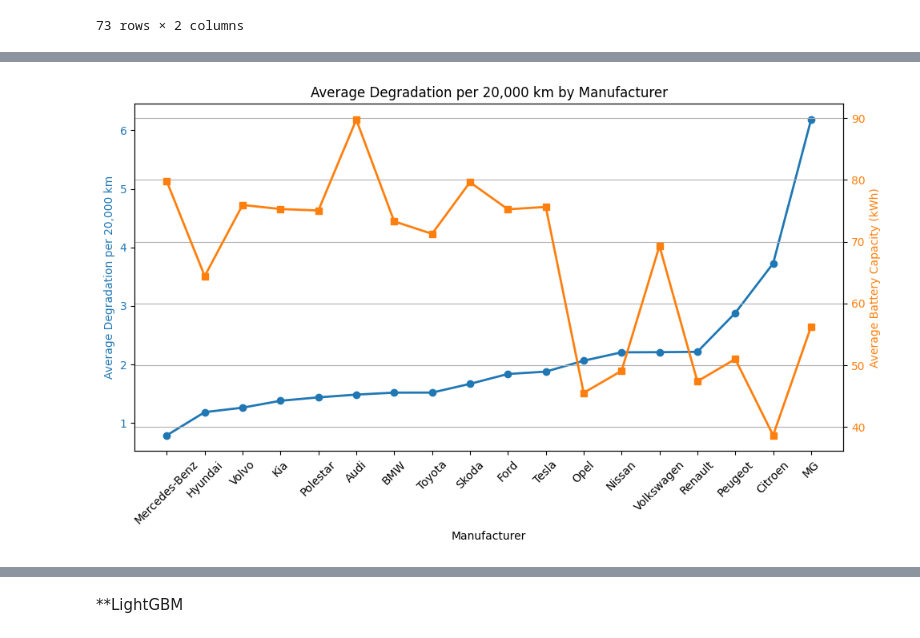
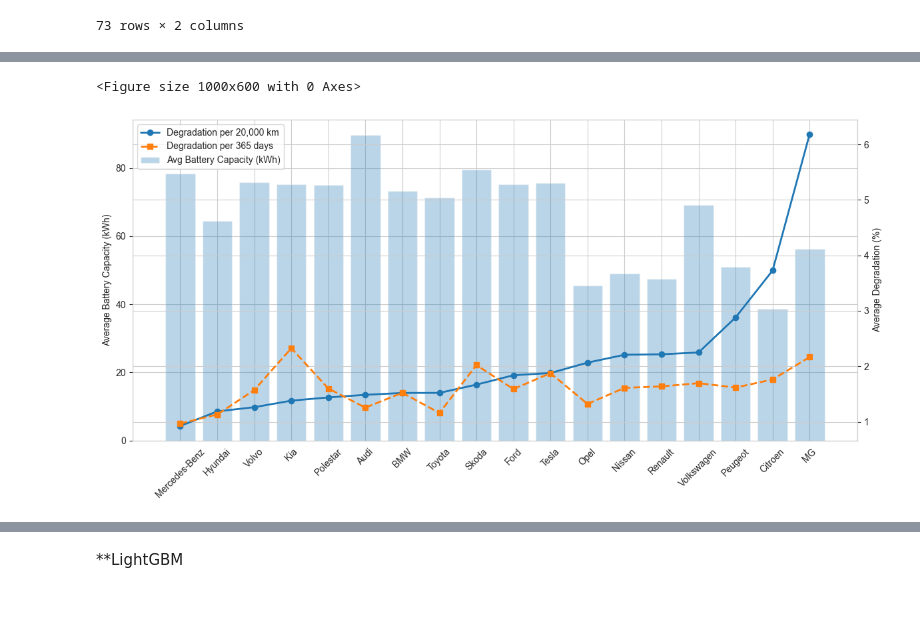
Before and after one commit to HesamVahib/EV_Battery_Data_Kamux, a Jupyter notebook: soh_analysis.ipynb, the cells around one changed output, grey strips where cells are left out. Cells and saved outputs as stored; diff of their text form; code cells hidden in the pictures; blank space fills up the shorter version.

```diff
--- a/soh_analysis.ipynb
+++ b/soh_analysis.ipynb
@@ -101,6 +115,16 @@ Text(0.5, 0, 'Mileage (km)')
 # %%
-plt.figure(figsize=(5, 3))
-sns.scatterplot(data=df_analysis, x="workdays", y="degradation")
-plt.title("State of Health (SOH) vs Time")
+plt.figure(figsize=(10, 6))
+sns.regplot(
+    data=df_analysis,
+    x="workdays",
+    y="degradation",
+    scatter_kws={"alpha":0.6},
+    line_kws={"color":"red"}
+)
+sns.set_style("whitegrid")
+
+# plt.title("Battery Degradation vs Mileage", fontsize=12)
 plt.xlabel("Time (days)")
+plt.ylabel("Degradation (%)")
+plt.tight_layout()
 # %% [output]
@@ -109,36 +174,72 @@ Text(0.5, 0, 'Time (days)')
 # %%
 df_analysis_manufacturer = df_analysis.copy()
 
 df_analysis_bymanufacturer = (
     df_analysis.groupby("manufacturer", observed=False)
     .agg(
         avg_degradation_per_20000km=("deg_per_20000km", "mean"),
         avg_battery_capacity_kWh=("battery_capacity_kWh", "mean"),
-        # avg_degradation_per_365days=("deg_per_365days", "mean"),
+        avg_degradation_per_365days=("deg_per_365days", "mean"),
         # count=("deg_per_20000km", "size"),
     )
     .reset_index()
 )
+
 
 df_analysis_bymanufacturer = df_analysis_bymanufacturer[df_analysis_bymanufacturer["manufacturer"].map(df_analysis["manufacturer"].value_counts()) >= 3]
 
 df_analysis_bymanufacturer_sorted = df_analysis_bymanufacturer.sort_values("avg_degradation_per_20000km", ascending=True)
 plt.figure(figsize=(10, 6))
 
-ax1 = plt.gca()
-ax1.plot(df_analysis_bymanufacturer_sorted["manufacturer"], df_analysis_bymanufacturer_sorted["avg_degradation_per_20000km"], marker='o', linewidth=2, markersize=6, color='tab:blue', label='Degradation')
-ax1.set_title("Average Degradation per 20,000 km by Manufacturer")
-ax1.set_xlabel("Manufacturer")
-ax1.set_ylabel("Average Degradation per 20,000 km", color='tab:blue')
-ax1.tick_params(axis='y', labelcolor='tab:blue')
-ax1.tick_params(axis='x', rotation=45)
+sns.set_style("whitegrid")
 
+df_plot = df_analysis_bymanufacturer.sort_values(
+    "avg_degradation_per_20000km", ascending=True
+)
+
+x = np.arange(len(df_plot))
+
+fig, ax1 = plt.subplots(figsize=(12, 6))
+
+# Degradation lines
 ax2 = ax1.twinx()
-ax2.plot(df_analysis_bymanufacturer_sorted["manufacturer"], df_analysis_bymanufacturer_sorted["avg_battery_capacity_kWh"], marker='s', linewidth=2, markersize=6, color='tab:orange', label='Battery Capacity')
-ax2.set_ylabel("Average Battery Capacity (kWh)", color='tab:orange')
-ax2.tick_params(axis='y', labelcolor='tab:orange')
+ax2.plot(
+    x,
+    df_plot["avg_degradation_per_20000km"],
+    marker='o',
+    linewidth=2,
+    label="Degradation per 20,000 km"
+)
+ax2.plot(
+    x,
+    df_plot["avg_degradation_per_365days"],
+    marker='s',
+    linewidth=2,
+    linestyle='--',
+    label="Degradation per 365 days"
+)
 
-plt.grid()
+# Battery Capacity
+bars = ax1.bar(
+    x,
+    df_plot["avg_battery_capacity_kWh"],
+    alpha=0.3,
+    label="Avg Battery Capacity (kWh)"
+)
+ax1.set_ylabel("Average Battery Capacity (kWh)")
+ax1.set_xticks(x)
+ax1.set_xticklabels(df_plot["manufacturer"], rotation=45)
+
+
+
+ax2.set_ylabel("Average Degradation (%)")
+# plt.title("Battery Degradation vs Capacity by Manufacturer", fontsize=13)
+lines, labels = ax2.get_legend_handles_labels()
+bars, bar_labels = ax1.get_legend_handles_labels()
+ax2.legend(lines + bars, labels + bar_labels, loc="upper left")
+
 plt.tight_layout()
+plt.show()
 # %% [output]
+<Figure size 1000x600 with 0 Axes>
-[figure, old version]
+[figure, new version]
```
Also changed, not shown: parts of 11 cells of this notebook, 3 other files.
